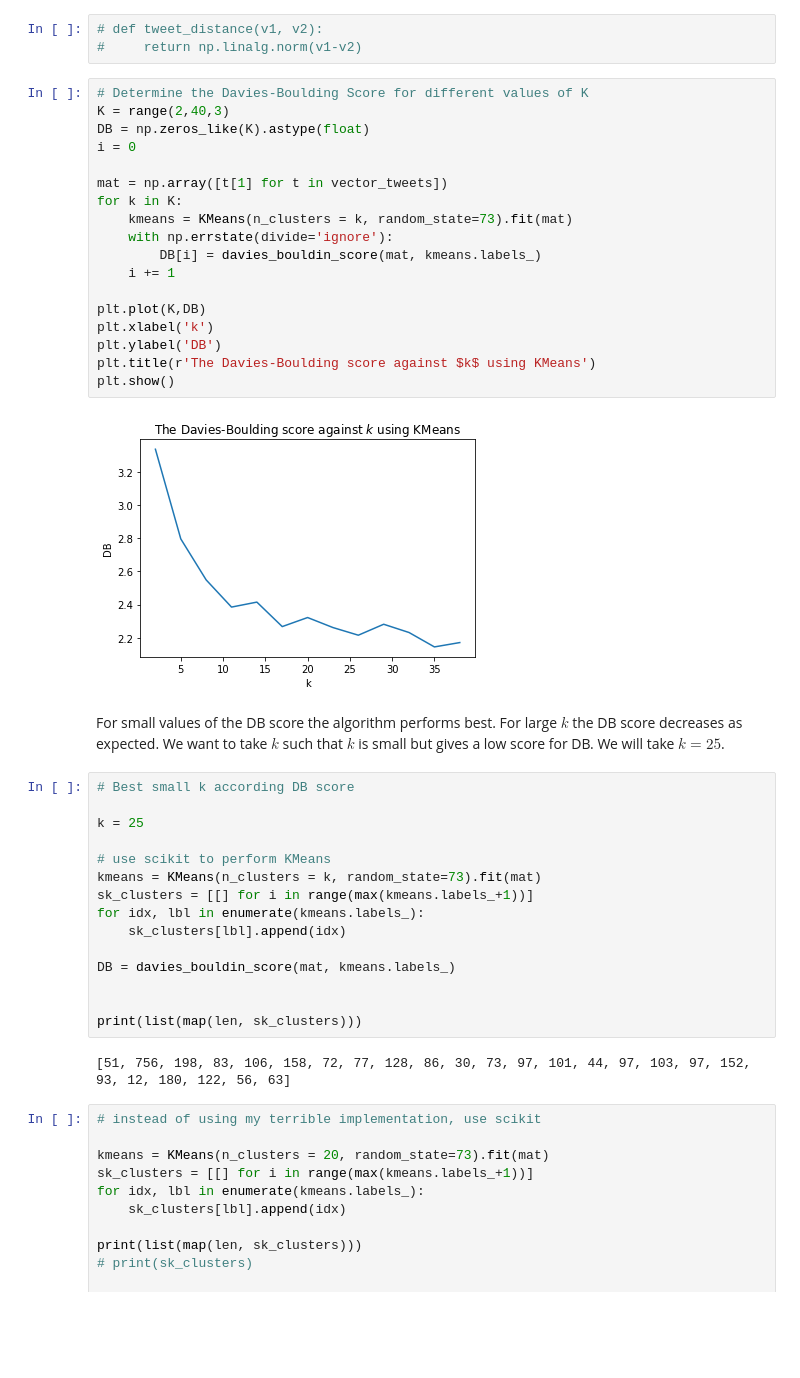
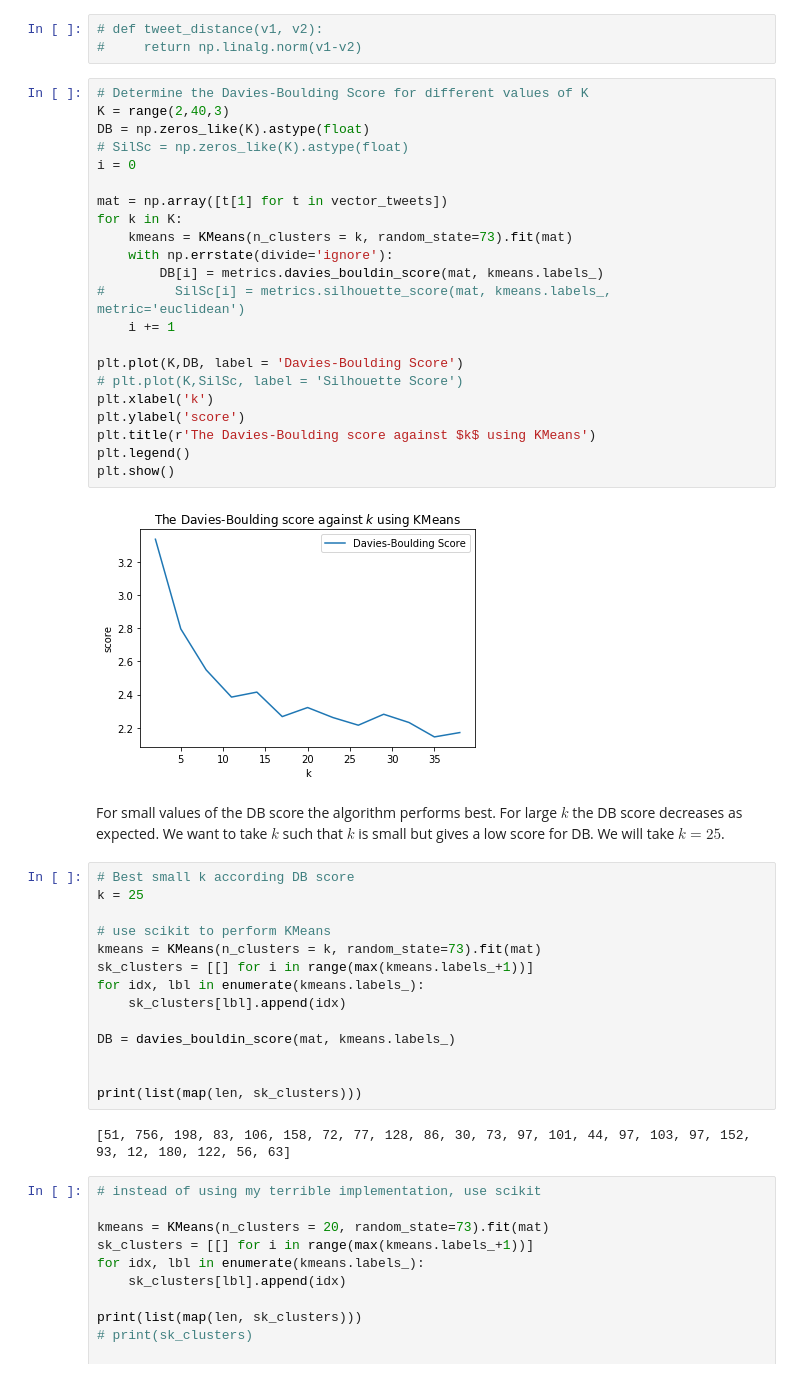
Before and after one commit to RojerGS/DataScience, a Jupyter notebook: TrumpTweetsClustering/dataExploration.ipynb, the cells around one changed output. Drawn from its saved outputs; the diff is of its cells as text; blank space fills up the shorter version.

```diff
--- a/TrumpTweetsClustering/dataExploration.ipynb
+++ b/TrumpTweetsClustering/dataExploration.ipynb
@@ -278,28 +278,31 @@ print(vector_tweets[-3:])
 # %%
 # Determine the Davies-Boulding Score for different values of K
 K = range(2,40,3)
 DB = np.zeros_like(K).astype(float)
+# SilSc = np.zeros_like(K).astype(float)
 i = 0
 
 mat = np.array([t[1] for t in vector_tweets])
 for k in K:
     kmeans = KMeans(n_clusters = k, random_state=73).fit(mat)
     with np.errstate(divide='ignore'):
-        DB[i] = davies_bouldin_score(mat, kmeans.labels_)
+        DB[i] = metrics.davies_bouldin_score(mat, kmeans.labels_)
+#         SilSc[i] = metrics.silhouette_score(mat, kmeans.labels_, metric='euclidean')
     i += 1
 
-plt.plot(K,DB)
+plt.plot(K,DB, label = 'Davies-Boulding Score')
+# plt.plot(K,SilSc, label = 'Silhouette Score')
 plt.xlabel('k')
-plt.ylabel('DB')
+plt.ylabel('score')
 plt.title(r'The Davies-Boulding score against $k$ using KMeans')
+plt.legend()
 plt.show()
 # %% [output]
-[figure, old version]
+[figure, new version]
 # %% [markdown]
 For small values of the DB score the algorithm performs best. For large $k$ the DB score decreases as expected. We want to take $k$ such that $k$ is small but gives a low score for DB. We will take $k = 25$.
 # %%
 # Best small k according DB score
-
 k = 25
 
 # use scikit to perform KMeans
```
Also changed, not shown: parts of 4 cells of this notebook, 4 other files.
